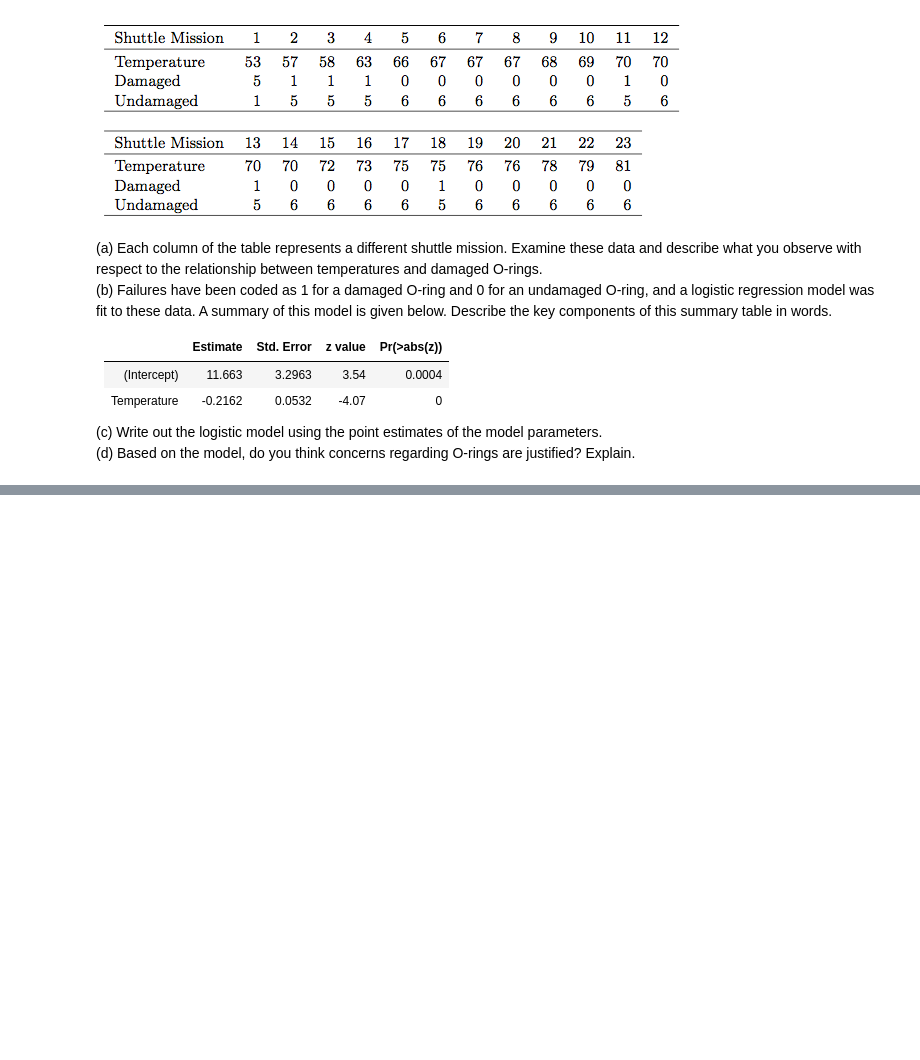
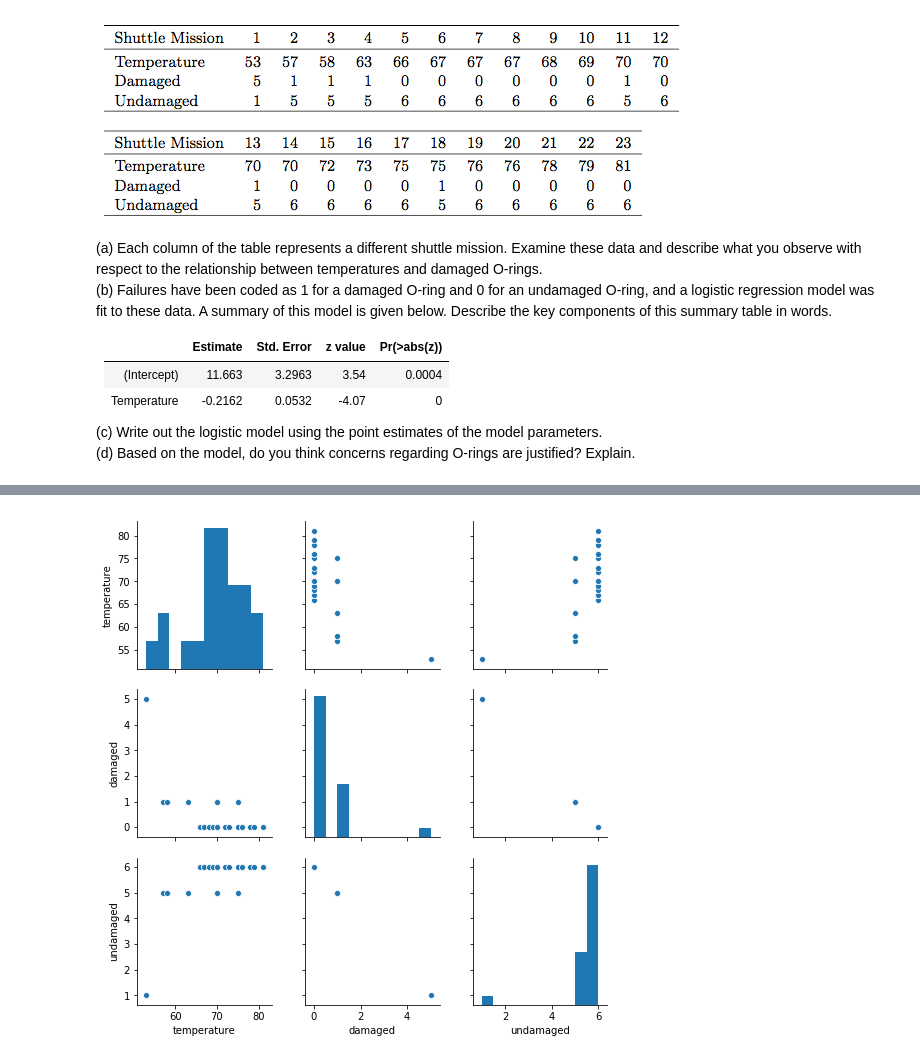
Before and after one commit to datalearn6/datascience2, a Jupyter notebook: stats-notebooks/Assignment_5_answers.ipynb, the cells around one changed output, grey strips where cells are left out. Saved outputs shown, nothing was run; the diff lists cells and outputs as text; code cells hidden in the pictures; blank space fills up the shorter version.

```diff
--- a/stats-notebooks/Assignment_5_answers.ipynb
+++ b/stats-notebooks/Assignment_5_answers.ipynb
@@ -72,0 +157,10 @@ Image(filename='question_5_table.png')
+# %%
+mission_data =  pd.read_csv('./data/shuttle.csv',
+                      header=0,
+                      names=['mission','temperature','damaged','undamaged'],
+                      index_col=0)
+print(mission_data.columns)
+
+print (mission_data)
+
+mission_data.describe()
@@ -72,0 +194,5 @@ Image(filename='question_5_table.png')
+# %%
+sns.pairplot(mission_data)
+plt.show()
+# %% [output]
+[figure, added]
```
Also changed, not shown: parts of 14 cells of this notebook, 1 other file.
